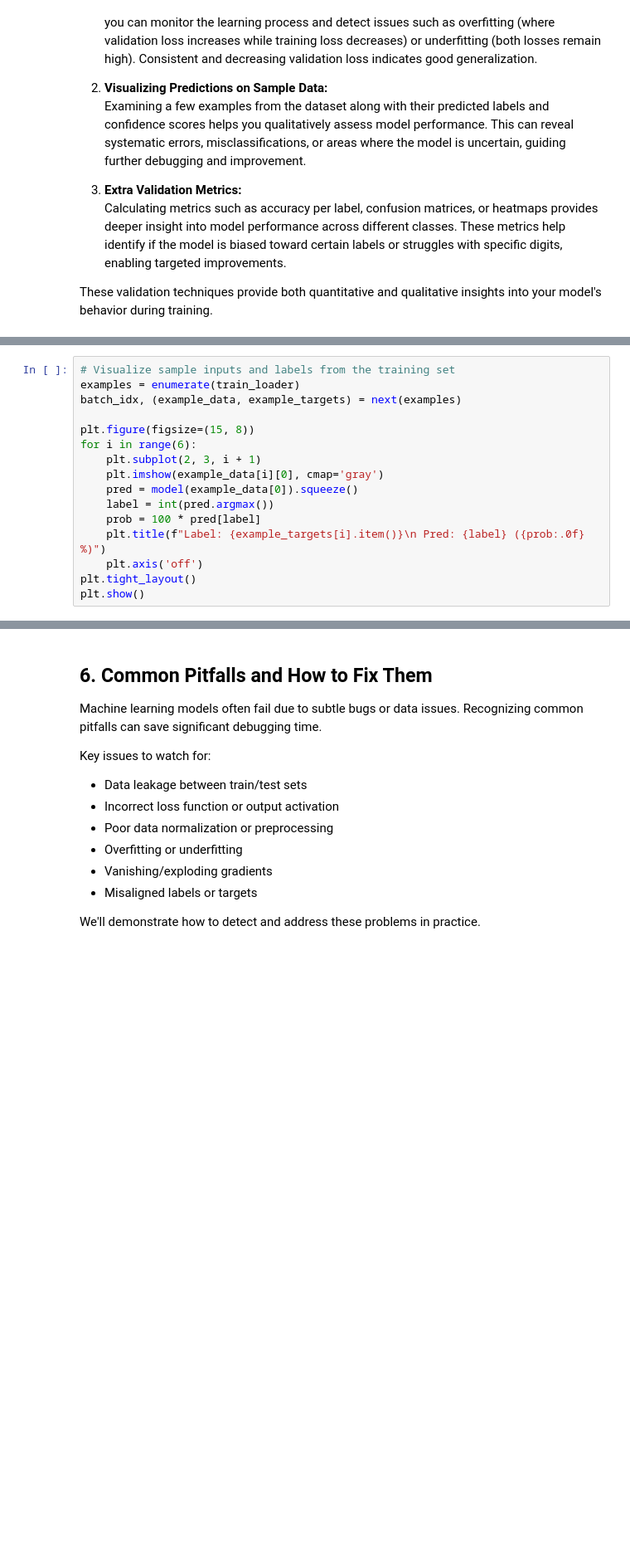
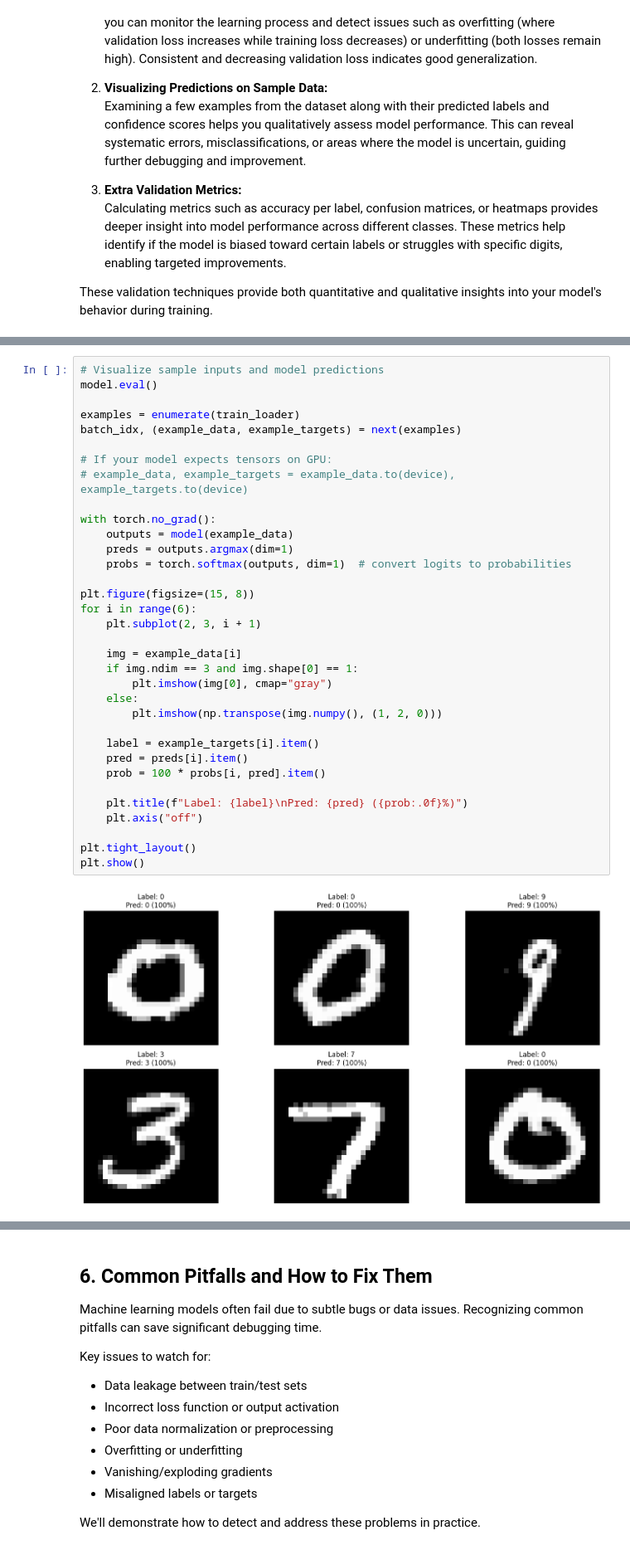
Before and after one commit to ecmwf-training/2025-ml-training, a Jupyter notebook: 2-model-debugging/debug_model.ipynb, the cells around one changed output, grey strips where cells are left out. Shown: that part at 83% size. Cells and saved outputs as stored; diff of their text form; blank space fills up the shorter version.

```diff
--- a/2-model-debugging/debug_model.ipynb
+++ b/2-model-debugging/debug_model.ipynb
@@ -229,19 +399,39 @@ plt.legend()
 # %%
-# Visualize sample inputs and labels from the training set
+# Visualize sample inputs and model predictions
+model.eval()
+
 examples = enumerate(train_loader)
 batch_idx, (example_data, example_targets) = next(examples)
+
+# If your model expects tensors on GPU:
+# example_data, example_targets = example_data.to(device), example_targets.to(device)
+
+with torch.no_grad():
+    outputs = model(example_data)
+    preds = outputs.argmax(dim=1)
+    probs = torch.softmax(outputs, dim=1)  # convert logits to probabilities
 
 plt.figure(figsize=(15, 8))
 for i in range(6):
     plt.subplot(2, 3, i + 1)
-    plt.imshow(example_data[i][0], cmap='gray')
-    pred = model(example_data[0]).squeeze()
-    label = int(pred.argmax())
-    prob = 100 * pred[label]
-    plt.title(f"Label: {example_targets[i].item()}\n Pred: {label} ({prob:.0f} %)")
-    plt.axis('off')
+
+    img = example_data[i]
+    if img.ndim == 3 and img.shape[0] == 1:
+        plt.imshow(img[0], cmap="gray")
+    else:
+        plt.imshow(np.transpose(img.numpy(), (1, 2, 0)))
+
+    label = example_targets[i].item()
+    pred = preds[i].item()
+    prob = 100 * probs[i, pred].item()
+
+    plt.title(f"Label: {label}\nPred: {pred} ({prob:.0f}%)")
+    plt.axis("off")
+
 plt.tight_layout()
 plt.show()
+# %% [output]
+[figure, added]
 # %%
 from sklearn.metrics import confusion_matrix
 
```
Also changed, not shown: parts of 12 cells of this notebook, 1 other file.
